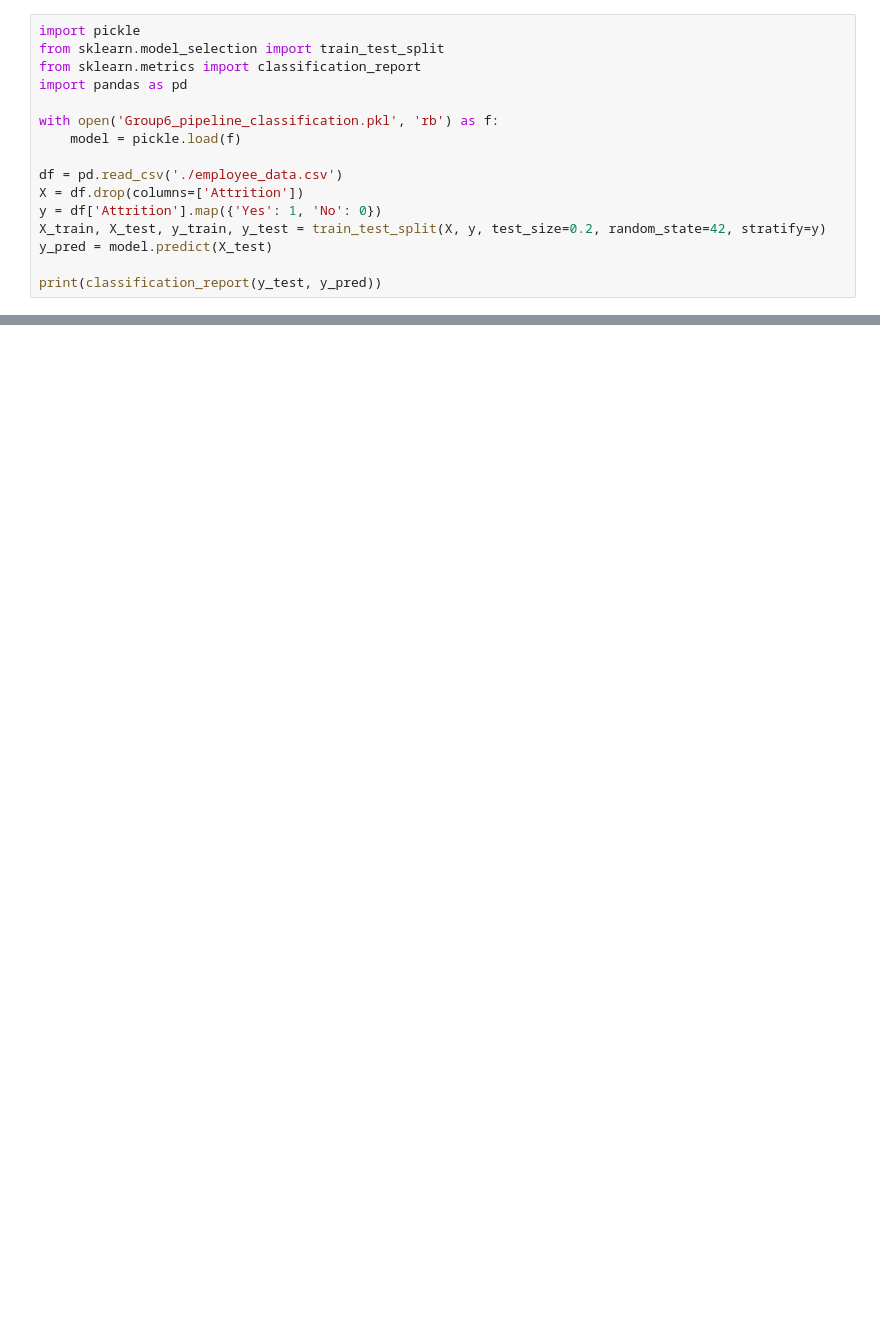
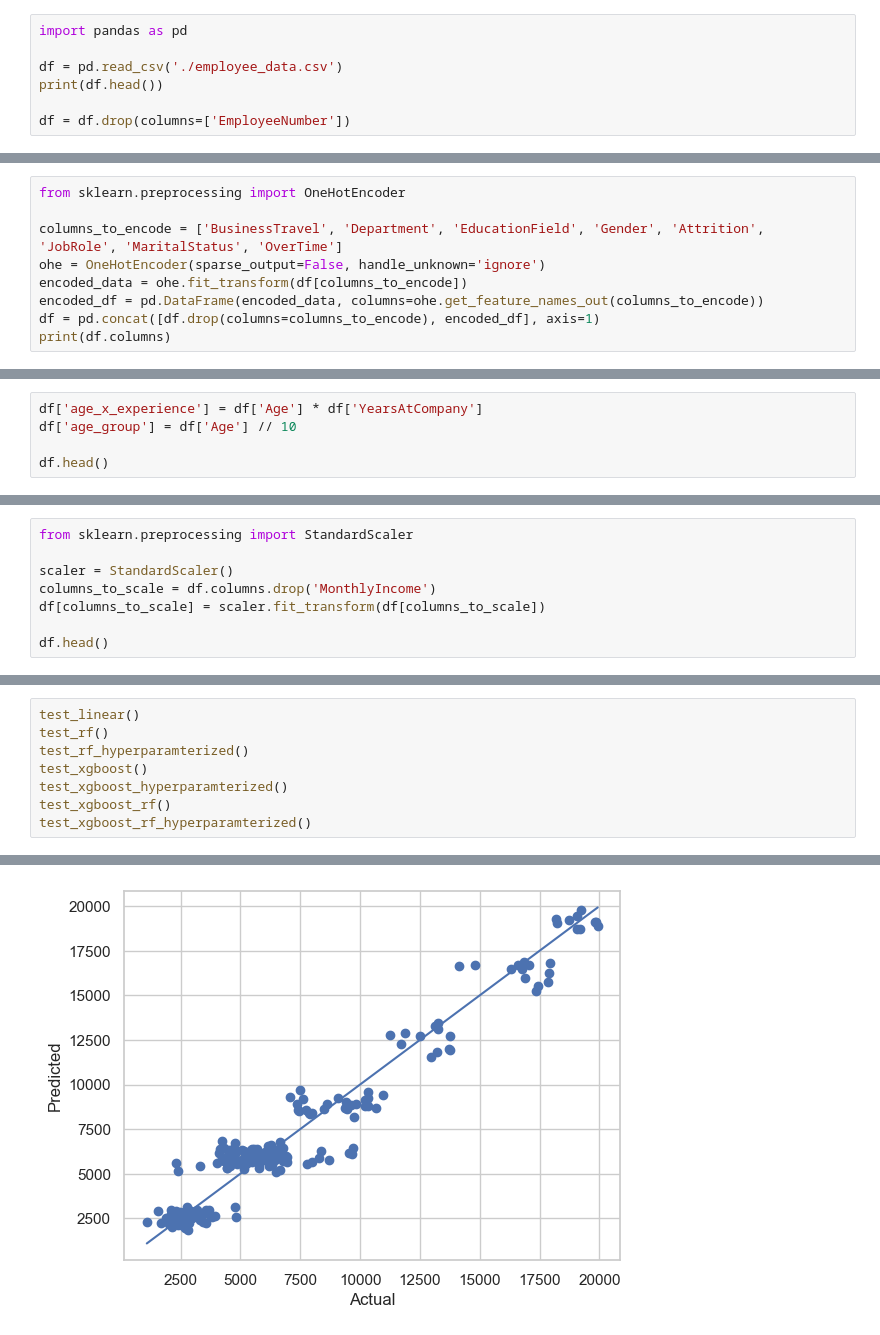
Before and after one commit to matheusabido/ai-employee-project, a Jupyter notebook: Group6_notebook.ipynb, the cells around one changed output, grey strips where cells are left out. Saved outputs shown, nothing was run; the diff lists cells and outputs as text; blank space fills up the shorter version.

```diff
--- a/Group6_notebook.ipynb
+++ b/Group6_notebook.ipynb
@@ -1,17 +8,8 @@
 # %%
-import pickle
-from sklearn.model_selection import train_test_split
-from sklearn.metrics import classification_report
 import pandas as pd
 
-with open('Group6_pipeline_classification.pkl', 'rb') as f:
-    model = pickle.load(f)
+df = pd.read_csv('./employee_data.csv')
+print(df.head())
 
-df = pd.read_csv('./employee_data.csv')
-X = df.drop(columns=['Attrition'])
-y = df['Attrition'].map({'Yes': 1, 'No': 0})
-X_train, X_test, y_train, y_test = train_test_split(X, y, test_size=0.2, random_state=42, stratify=y)
-y_pred = model.predict(X_test)
-
-print(classification_report(y_test, y_pred))
+df = df.drop(columns=['EmployeeNumber'])
 # %% [output]
@@ -43,0 +149,9 @@ R² Score: 0.9525851961109925
+# %%
+from sklearn.preprocessing import OneHotEncoder
+
+columns_to_encode = ['BusinessTravel', 'Department', 'EducationField', 'Gender', 'Attrition', 'JobRole', 'MaritalStatus', 'OverTime']
+ohe = OneHotEncoder(sparse_output=False, handle_unknown='ignore')
+encoded_data = ohe.fit_transform(df[columns_to_encode])
+encoded_df = pd.DataFrame(encoded_data, columns=ohe.get_feature_names_out(columns_to_encode))
+df = pd.concat([df.drop(columns=columns_to_encode), encoded_df], axis=1)
+print(df.columns)
@@ -43,0 +203,5 @@ R² Score: 0.9525851961109925
+# %%
+df['age_x_experience'] = df['Age'] * df['YearsAtCompany']
+df['age_group'] = df['Age'] // 10
+
+df.head()
@@ -43,0 +219,8 @@ R² Score: 0.9525851961109925
+# %%
+from sklearn.preprocessing import StandardScaler
+
+scaler = StandardScaler()
+columns_to_scale = df.columns.drop('MonthlyIncome')
+df[columns_to_scale] = scaler.fit_transform(df[columns_to_scale])
+
+df.head()
@@ -43,0 +492,9 @@ R² Score: 0.9525851961109925
+# %%
+test_linear()
+test_rf()
+test_rf_hyperparamterized()
+test_xgboost()
+test_xgboost_hyperparamterized()
+test_xgboost_rf()
+test_xgboost_rf_hyperparamterized()
+# %% [output]
@@ -43,0 +503 @@ R² Score: 0.9525851961109925
+[figure, added]
```
Also changed, not shown: parts of 77 cells of this notebook.
